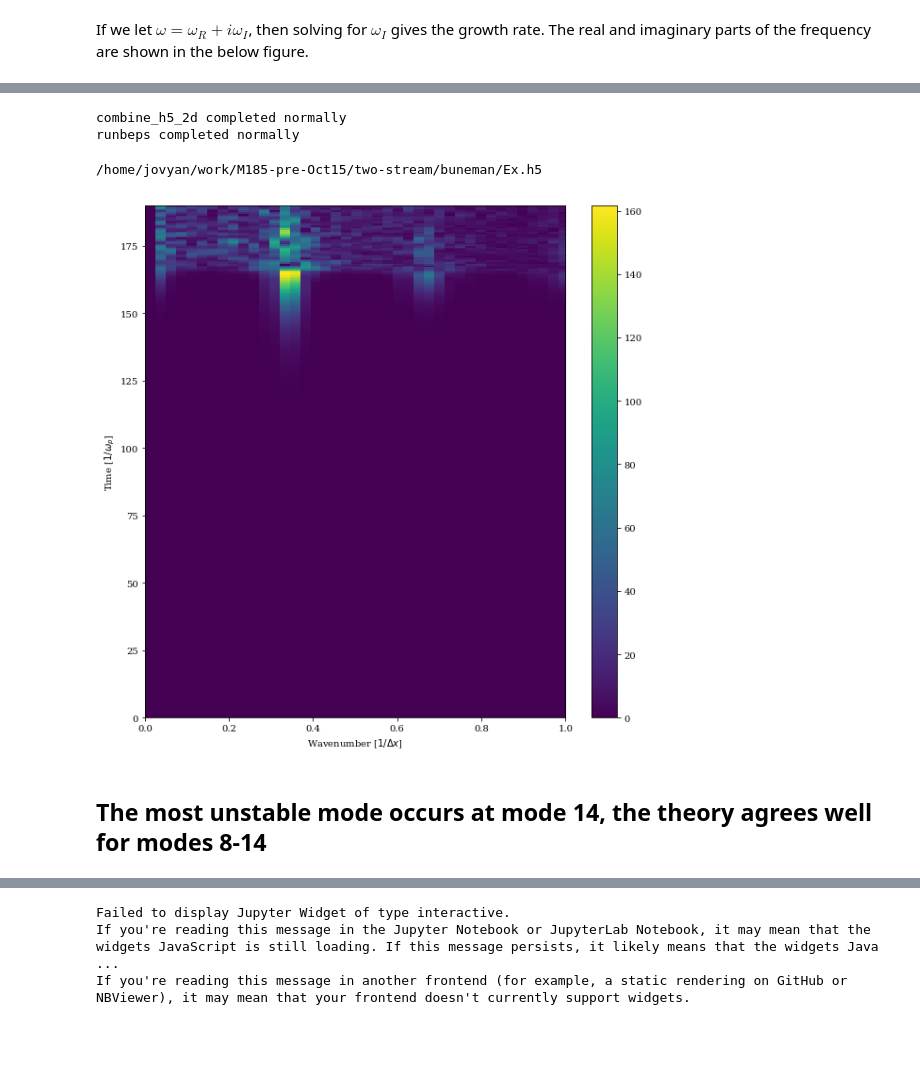
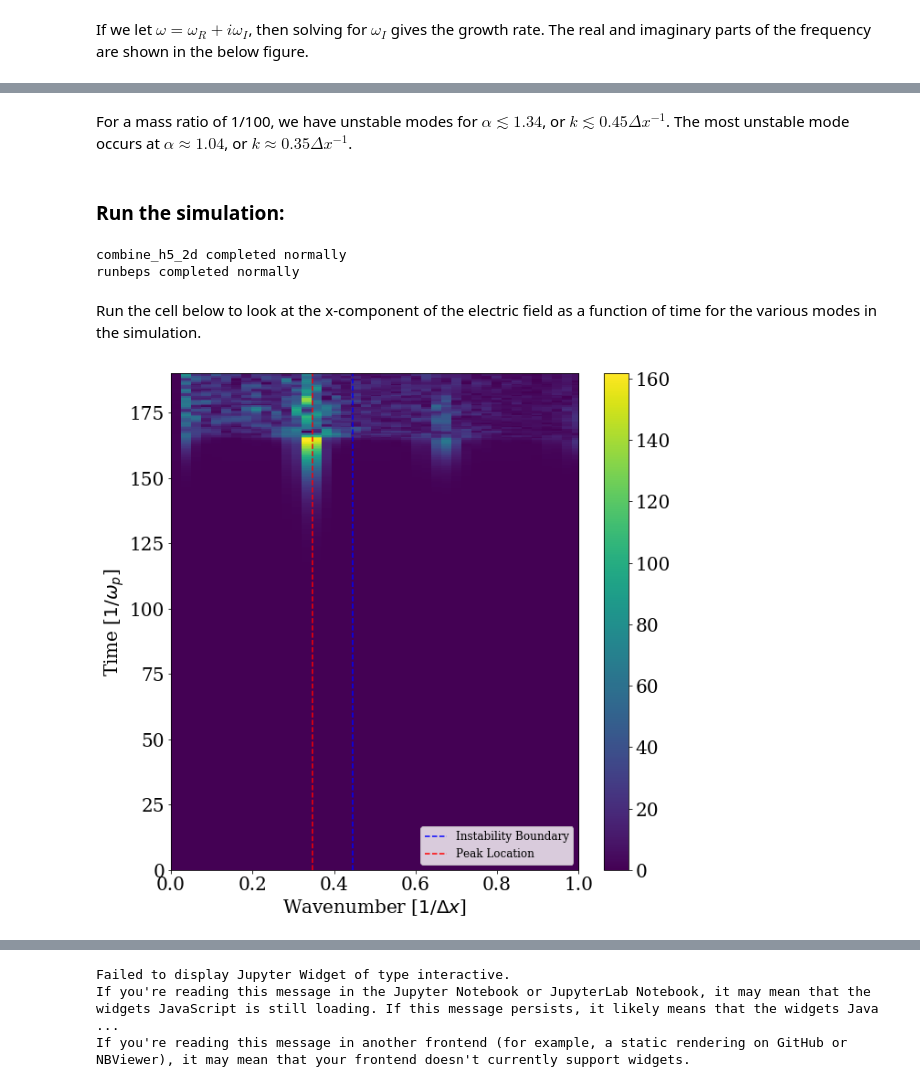
Before and after one commit to UCLA-Plasma-Simulation-Group/JupyterPIC, a Jupyter notebook: dev/buneman/Buneman-1-021018.ipynb, the cells around one changed output, grey strips where cells are left out. Drawn from its saved outputs; the diff is of its cells as text; code cells hidden in the pictures; blank space fills up the shorter version.

Commit message:
Checking in development on the Buneman and weak cold beam instabilities.  The WCB still isn't showing up like I would like it to...

```diff
--- a/dev/buneman/Buneman-1-021018.ipynb
+++ b/dev/buneman/Buneman-1-021018.ipynb
@@ -113,42 +140,48 @@ plt.show()
+# %% [markdown]
+For a mass ratio of 1/100, we have unstable modes for $\alpha \lesssim 1.34$, or $k \lesssim 0.45 \Delta x^{-1}$.  The most unstable mode occurs at $\alpha \approx 1.04$, or $k \approx 0.35 \Delta x^{-1}$.
+# %% [markdown]
+### Run the simulation:
 # %%
 dirname = 'buneman'
 osiris.run_upic_es(rundir=dirname,inputfile='buneman.txt')
 # %% [output]
 combine_h5_2d completed normally
 runbeps completed normally
+# %% [markdown]
+Run the cell below to look at the x-component of the electric field as a function of time for the various modes in the simulation.
 # %%
 # read the history file, plot it vs time and space
-from analysis import *
-from h5_utilities import *
-import os
+
 workdir = os.getcwd()
 dirname ='buneman'
 filename=workdir+'/'+dirname+'/Ex.h5'
-print(filename)
+# print(filename)
 test4=read_hdf(filename)
 # here we fourier analyze the data in space
 #
 # k_data=np.fft.fft(test.data,axis=1)
 k_data=np.fft.fft(test4.data,axis=1)
 # k_data_2=np.fft.fft(k_data,axis=0)
 
 test4.data=np.abs(k_data)
 
 test4.axes[0].axis_max=2.0*3.1415926
 
 
 # test4.data=np.log10(np.real(test4.data)+1e-10)
 plt.figure(figsize=(10,10))
 plotme(test4)
+k_bound=0.446664
+k_max=0.34713
+plt.plot([k_bound,k_bound],[0,200],'b--',label='Instability Boundary')
+plt.plot([k_max,k_max],[0,200],'r--',label='Peak Location')
 plt.xlim(0,1)
 plt.ylim(0,190)
 plt.xlabel('Wavenumber [$1/\Delta x$]')
 plt.ylabel('Time [$1/\omega_p$]')
 # plt.ylim(0,50)
 # plt.ylim(tlim[0],tlim[1])
+plt.legend(loc='lower right',prop={'size': 12})
 plt.show()
 # %% [output]
-/home/jovyan/work/M185-pre-Oct15/two-stream/buneman/Ex.h5
-[figure, old version]
+[figure, new version]
-# %% [markdown]
-## The most unstable mode occurs at mode 14, the theory agrees well for modes 8-14
```
Also changed, not shown: parts of 31 cells of this notebook, 1 other file.
